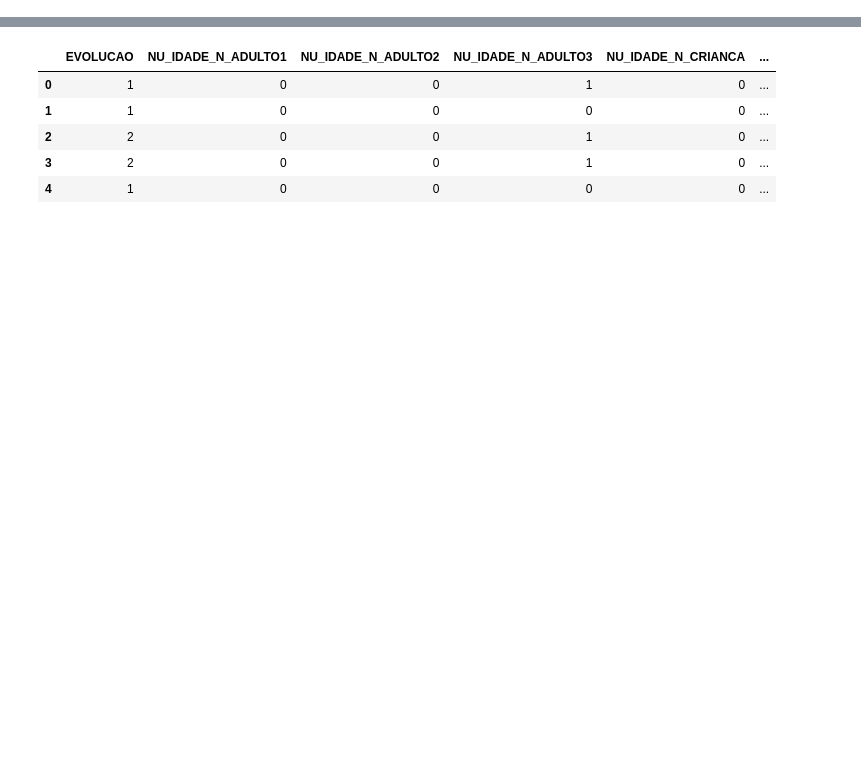
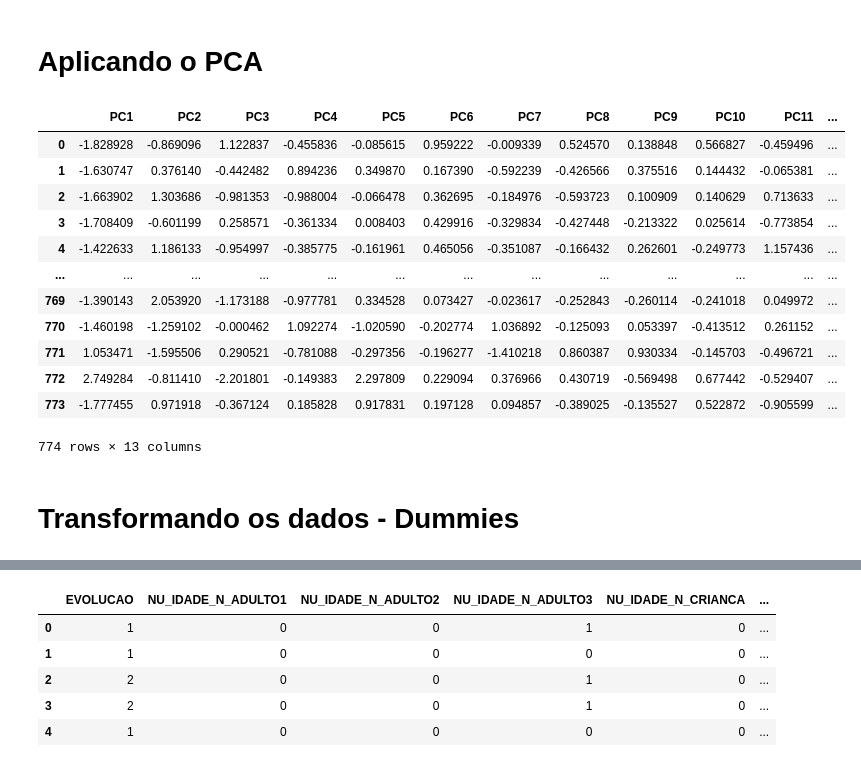
Before and after one commit to WallaceHolanda/covid_mortality_risk_prediction, a Jupyter notebook: notebook/TestandoModelos.ipynb, the cells around one changed output, grey strips where cells are left out. Cells and saved outputs as stored; diff of their text form; code cells hidden in the pictures; blank space fills up the shorter version.

```diff
--- a/notebook/TestandoModelos.ipynb
+++ b/notebook/TestandoModelos.ipynb
@@ -26,3 +34,37 @@ covidData.head()
+# %% [markdown]
+# Aplicando o PCA
+# %%
+from sklearn.decomposition import PCA
+from sklearn.preprocessing import StandardScaler
+
+x = covidData.drop(columns=['EVOLUCAO'], inplace = False)
+
+x = StandardScaler().fit_transform(x)
+# %%
+pca = PCA (n_components = 13)
+
+principalComponents = pca.fit_transform(x)
+
+principalDf = pd.DataFrame(data = principalComponents
+             , columns = ['PC1', 'PC2', 'PC3', 'PC4', 'PC5', 'PC6', 'PC7', 'PC8', 'PC9', 'PC10',
+                          'PC11', 'PC12', 'PC13'])
+principalDf
+# %% [output]
+|  | PC1 | PC2 | PC3 | PC4 | PC5 | PC6 | PC7 | PC8 | PC9 | PC10 | PC11 | ... |
+| 0 | -1.828928 | -0.869096 | 1.122837 | -0.455836 | -0.085615 | 0.959222 | -0.009339 | 0.524570 | 0.138848 | 0.566827 | -0.459496 | ... |
+| 1 | -1.630747 | 0.376140 | -0.442482 | 0.894236 | 0.349870 | 0.167390 | -0.592239 | -0.426566 | 0.375516 | 0.144432 | -0.065381 | ... |
+| 2 | -1.663902 | 1.303686 | -0.981353 | -0.988004 | -0.066478 | 0.362695 | -0.184976 | -0.593723 | 0.100909 | 0.140629 | 0.713633 | ... |
+| 3 | -1.708409 | -0.601199 | 0.258571 | -0.361334 | 0.008403 | 0.429916 | -0.329834 | -0.427448 | -0.213322 | 0.025614 | -0.773854 | ... |
+| 4 | -1.422633 | 1.186133 | -0.954997 | -0.385775 | -0.161961 | 0.465056 | -0.351087 | -0.166432 | 0.262601 | -0.249773 | 1.157436 | ... |
+| ... | ... | ... | ... | ... | ... | ... | ... | ... | ... | ... | ... | ... |
+| 769 | -1.390143 | 2.053920 | -1.173188 | -0.977781 | 0.334528 | 0.073427 | -0.023617 | -0.252843 | -0.260114 | -0.241018 | 0.049972 | ... |
+| 770 | -1.460198 | -1.259102 | -0.000462 | 1.092274 | -1.020590 | -0.202774 | 1.036892 | -0.125093 | 0.053397 | -0.413512 | 0.261152 | ... |
+| 771 | 1.053471 | -1.595506 | 0.290521 | -0.781088 | -0.297356 | -0.196277 | -1.410218 | 0.860387 | 0.930334 | -0.145703 | -0.496721 | ... |
+| 772 | 2.749284 | -0.811410 | -2.201801 | -0.149383 | 2.297809 | 0.229094 | 0.376966 | 0.430719 | -0.569498 | 0.677442 | -0.529407 | ... |
+| 773 | -1.777455 | 0.971918 | -0.367124 | 0.185828 | 0.917831 | 0.197128 | 0.094857 | -0.389025 | -0.135527 | 0.522872 | -0.905599 | ... |
+774 rows × 13 columns
+# %% [markdown]
+# Transformando os dados - Dummies
 # %%
 #Usando o getDummies
 covidTrain = pd.get_dummies(covidData, prefix=["NU_IDADE_N", "CS_RACA", "SURTO_SG", "FEBRE", "TOSSE", "GARGANTA",
```
Also changed, not shown: parts of 29 cells of this notebook, 3 other files.
